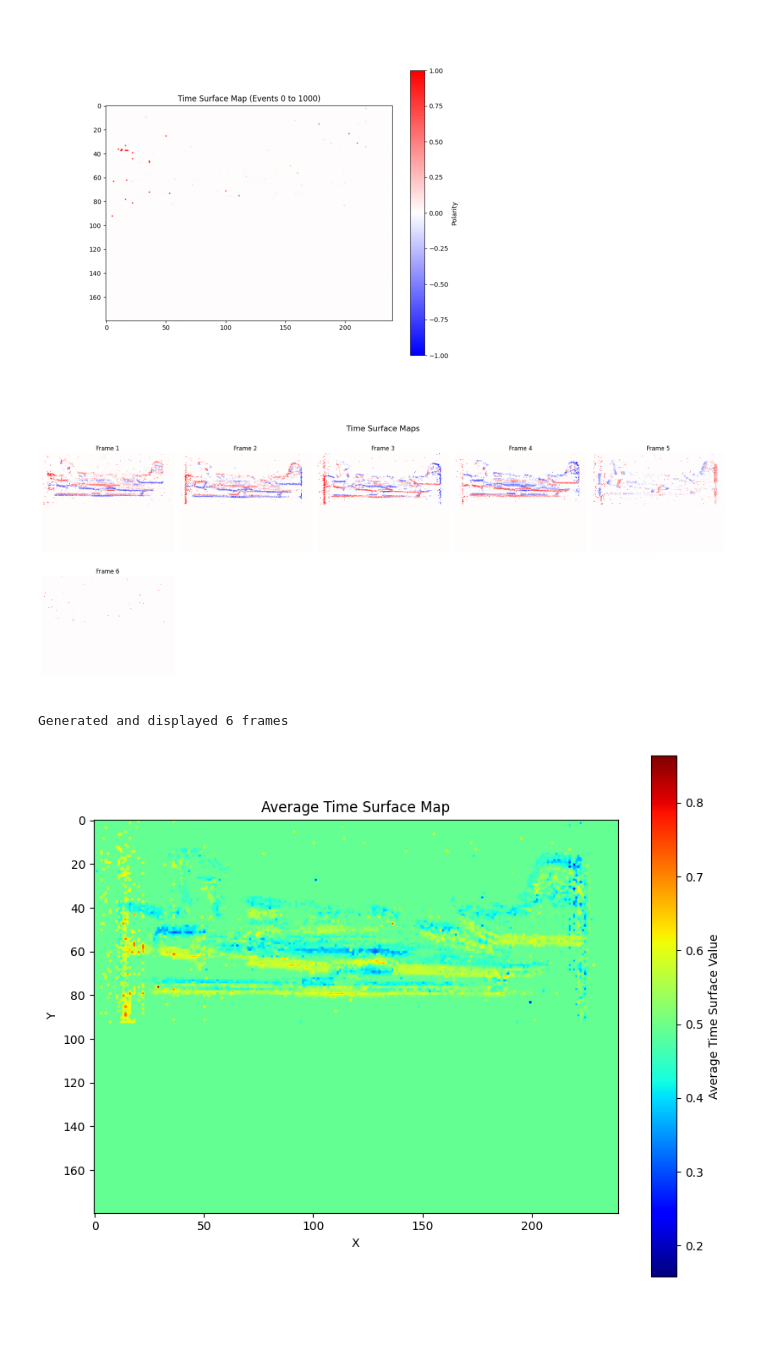
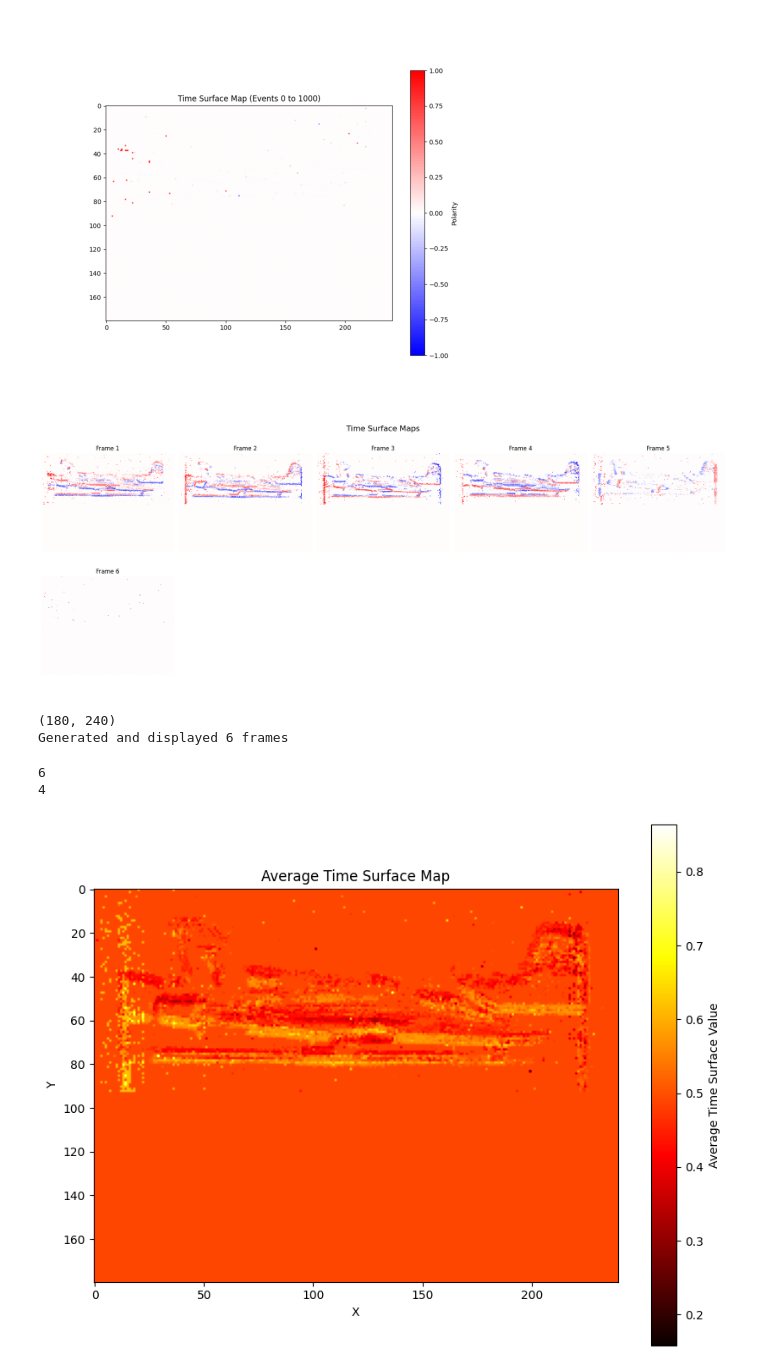
Before and after one commit to gongguhit/gazingev, a Jupyter notebook: pm/test_ncaltech101.ipynb, the cells around one changed output. Drawn from its saved outputs; the diff is of its cells as text; code cells hidden in the pictures; blank space fills up the shorter version.

```diff
--- a/pm/test_ncaltech101.ipynb
+++ b/pm/test_ncaltech101.ipynb
@@ -461,14 +599,18 @@ for i, ax in enumerate(axes.flat):
 plt.tight_layout()
 plt.show()
 
+print(frames[0].shape)
+
 print(f"Generated and displayed {n_frames} frames")
 # %% [output]
 [figure]
+(180, 240)
 Generated and displayed 6 frames
 # %%
 import numpy as np
 import matplotlib.pyplot as plt
 from sklearn.linear_model import RANSACRegressor, LinearRegression
+import cv2
 
 def ransac_filter_time_surface_maps(time_surface_maps):
     """
@@ -510,33 +652,41 @@ def convert_to_grayscale(frames):
         frame_normalized = (frame_float - frame_float.min()) / (frame_float.max() - frame_float.min())
         grayscale_frames.append(frame_normalized)
     return grayscale_frames
 
 
 def visualize_average_map(average_map):
     """
     Visualize the average time surface map.
     """
     plt.figure(figsize=(10, 8))
-    plt.imshow(average_map, cmap='jet')
+    plt.imshow(average_map, cmap='hot')
     plt.colorbar(label='Average Time Surface Value')
     plt.title('Average Time Surface Map')
     plt.xlabel('X')
     plt.ylabel('Y')
     plt.show()
 
 frames_grayscale = convert_to_grayscale(frames)
 
 # Example usage:
 # Assuming you have a list of time surface maps from your mini-batches
 time_surface_maps = frames_grayscale  # Your list of time surface maps goes here
 
+print(len(time_surface_maps))
+
 # Apply RANSAC filtering
 filtered_maps = ransac_filter_time_surface_maps(time_surface_maps)
-
+print(len(filtered_maps))
 # Calculate the average map using the filtered maps
 average_map = average_time_surface_maps(filtered_maps)
 
 # Visualize the average map
 visualize_average_map(average_map)
+
+# gray_image = np.dot(average_map[..., :3], [0.299, 0.587, 0.114])
+
+# plt.imshow(average_map)
 # %% [output]
+6
+4
-[figure, old version]
+[figure, new version]
```
Also changed, not shown: parts of 7 cells of this notebook, 2 other files.
